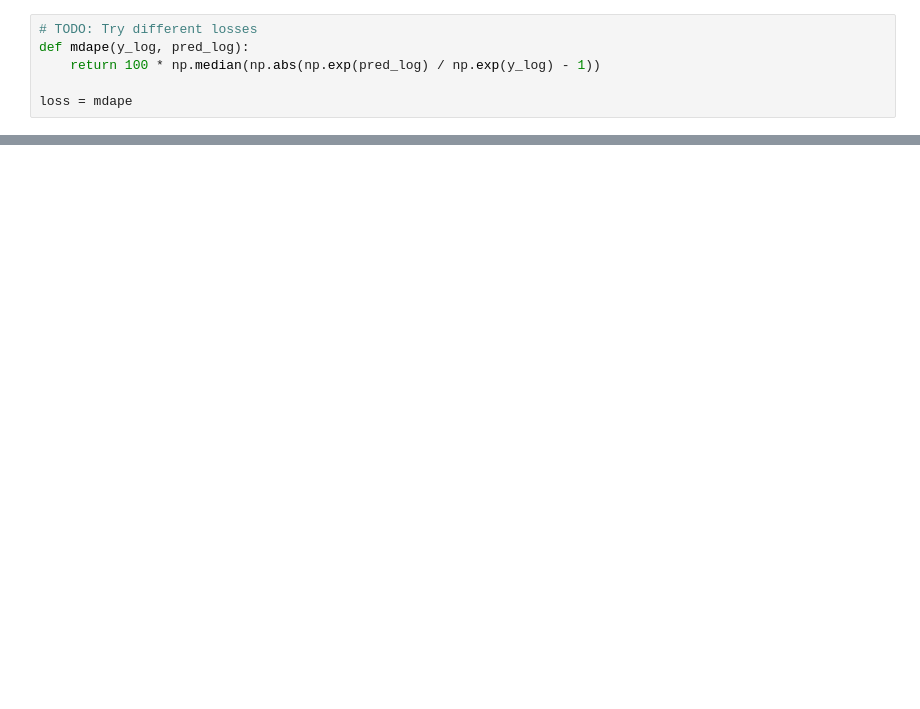
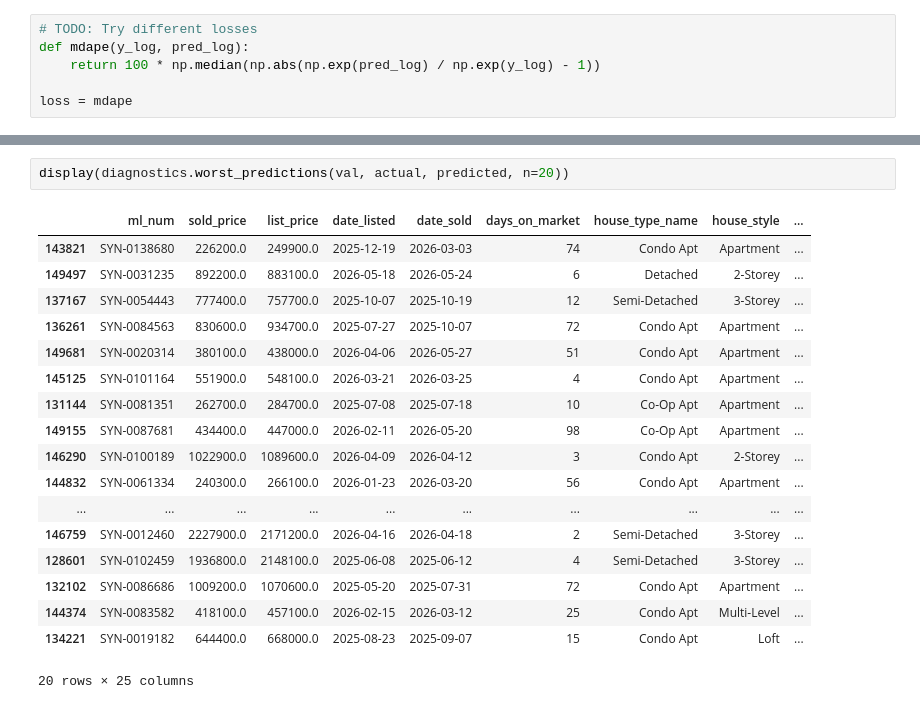
Before and after one commit to Richardhhhg/SSU-Data-Dash, a Jupyter notebook: notebooks/xxbonkxx/models/baseline_training.ipynb, the cells around one changed output, grey strips where cells are left out. Cells and saved outputs as stored; diff of their text form; blank space fills up the shorter version.

```diff
--- a/notebooks/xxbonkxx/models/baseline_training.ipynb
+++ b/notebooks/xxbonkxx/models/baseline_training.ipynb
@@ -195,0 +217,21 @@ dtype: float32
+# %%
+display(diagnostics.worst_predictions(val, actual, predicted, n=20))
+# %% [output]
+|  | ml_num | sold_price | list_price | date_listed | date_sold | days_on_market | house_type_name | house_style | ... |
+| 143821 | SYN-0138680 | 226200.0 | 249900.0 | 2025-12-19 | 2026-03-03 | 74 | Condo Apt | Apartment | ... |
+| 149497 | SYN-0031235 | 892200.0 | 883100.0 | 2026-05-18 | 2026-05-24 | 6 | Detached | 2-Storey | ... |
+| 137167 | SYN-0054443 | 777400.0 | 757700.0 | 2025-10-07 | 2025-10-19 | 12 | Semi-Detached | 3-Storey | ... |
+| 136261 | SYN-0084563 | 830600.0 | 934700.0 | 2025-07-27 | 2025-10-07 | 72 | Condo Apt | Apartment | ... |
+| 149681 | SYN-0020314 | 380100.0 | 438000.0 | 2026-04-06 | 2026-05-27 | 51 | Condo Apt | Apartment | ... |
+| 145125 | SYN-0101164 | 551900.0 | 548100.0 | 2026-03-21 | 2026-03-25 | 4 | Condo Apt | Apartment | ... |
+| 131144 | SYN-0081351 | 262700.0 | 284700.0 | 2025-07-08 | 2025-07-18 | 10 | Co-Op Apt | Apartment | ... |
+| 149155 | SYN-0087681 | 434400.0 | 447000.0 | 2026-02-11 | 2026-05-20 | 98 | Co-Op Apt | Apartment | ... |
+| 146290 | SYN-0100189 | 1022900.0 | 1089600.0 | 2026-04-09 | 2026-04-12 | 3 | Condo Apt | 2-Storey | ... |
+| 144832 | SYN-0061334 | 240300.0 | 266100.0 | 2026-01-23 | 2026-03-20 | 56 | Condo Apt | Apartment | ... |
+| ... | ... | ... | ... | ... | ... | ... | ... | ... | ... |
+| 146759 | SYN-0012460 | 2227900.0 | 2171200.0 | 2026-04-16 | 2026-04-18 | 2 | Semi-Detached | 3-Storey | ... |
+| 128601 | SYN-0102459 | 1936800.0 | 2148100.0 | 2025-06-08 | 2025-06-12 | 4 | Semi-Detached | 3-Storey | ... |
+| 132102 | SYN-0086686 | 1009200.0 | 1070600.0 | 2025-05-20 | 2025-07-31 | 72 | Condo Apt | Apartment | ... |
+| 144374 | SYN-0083582 | 418100.0 | 457100.0 | 2026-02-15 | 2026-03-12 | 25 | Condo Apt | Multi-Level | ... |
+| 134221 | SYN-0019182 | 644400.0 | 668000.0 | 2025-08-23 | 2025-09-07 | 15 | Condo Apt | Loft | ... |
+20 rows × 25 columns
```
Also changed, not shown: parts of 11 cells of this notebook, 3 other files.
